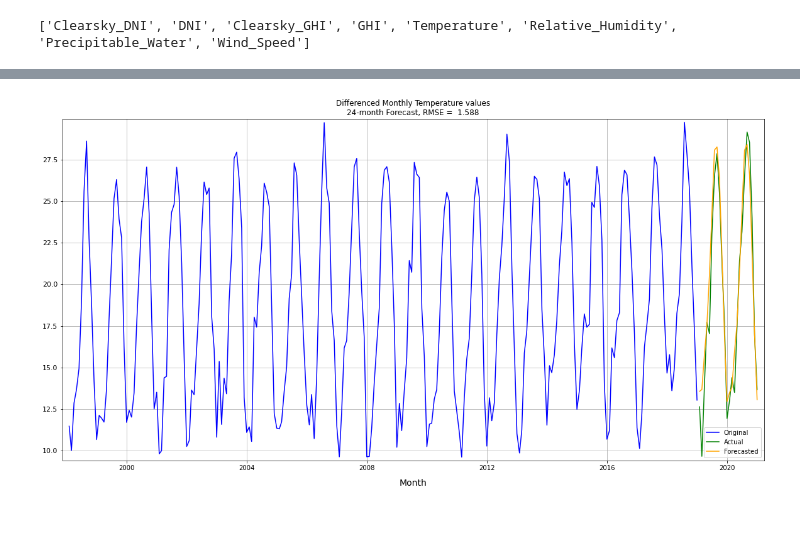
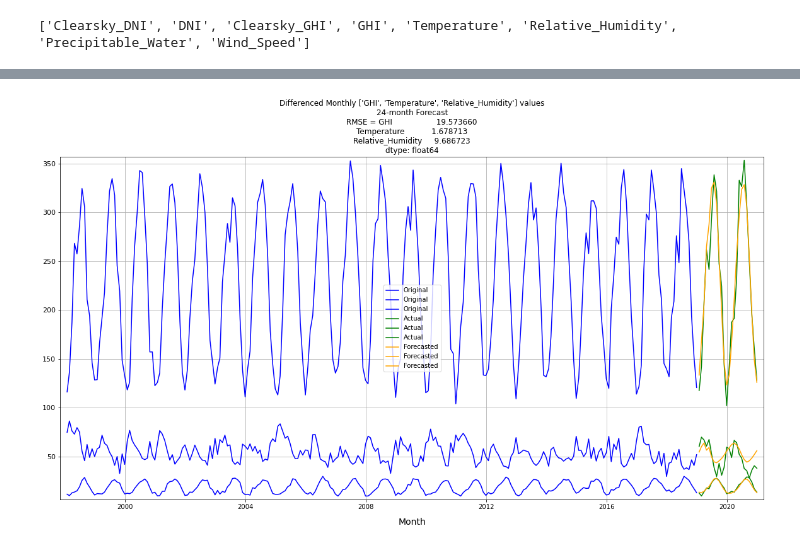
Before and after one commit to gamyers/solar-697, a Jupyter notebook: gm/notebooks/ts_varmax.ipynb, the cells around one changed output, grey strips where cells are left out. Saved outputs shown, nothing was run; the diff lists cells and outputs as text; code cells hidden in the pictures; blank space fills up the shorter version.

Commit message:
move all ts model functions to ts_tools, clean up notebooks.

```diff
--- a/gm/notebooks/ts_varmax.ipynb
+++ b/gm/notebooks/ts_varmax.ipynb
@@ -127,13 +123,12 @@ forecast_on_idx = 4
 # %% [output]
 ['Clearsky_DNI', 'DNI', 'Clearsky_GHI', 'GHI', 'Temperature', 'Relative_Humidity', 'Precipitable_Water', 'Wind_Speed']
+# %%
+features = [f_idx_a, f_idx_b, f_idx_c]
+df_varmax = df_rsm[features]
 # %%
-sarima_order = gen_sarima_params(
-    p_rng=(1, 1),
-    d_rng=(1, 1),
-    q_rng=(1, 1),
-    P_rng=(1, 1),
-    D_rng=(1, 1),
-    Q_rng=(1, 1),
+varmax_order = ts_tools.gen_varmax_params(
+    p_rng=(12, 12),
+    q_rng=(3, 3),
     debug=True,
 )
 # %% [output]
@@ -141,8 +136,7 @@ SARIMA Order list length: 1
 # %%
-results = SARIMA_optimizer(df_rsm[columns[forecast_on_idx]], sarima_order, s=12, debug=False)
-best_order = results.iloc[0]["(p, d, q, P, D, Q, s)"]
+results = ts_tools.VARMAX_optimizer(df_varmax, varmax_order, debug=False)
+best_order = results.iloc[0]["(p, q)"]
 
 best_order
-
-# (1, 1, 1, 1, 1, 1)
+# (6, 3)
 # %% [output]
@@ -206,8 +144,8 @@ Warnings:
 # %%
-forecast = sarima_model(
-    df_rsm.iloc[:252][columns[forecast_on_idx]],
+forecast = ts_tools.varmax_model(
+    df_varmax.iloc[:252],
     *best_order,
-    s=12,
     num_fc=23,
     forecast=True,
+    summary=False,
 )
@@ -214,22 +155,21 @@ forecast = sarima_model(
 # %%
-actual = df_rsm.iloc[252:][columns[forecast_on_idx]]
+actual = df_varmax.iloc[252:]
 
 rmse = np.sqrt(np.mean((actual - forecast) ** 2))
 
 fig, ax = plt.subplots(figsize=(20, 10))
 
-ax.plot(df_rsm.iloc[:252][columns[forecast_on_idx]], label="Original", color="blue")
+ax.plot(df_varmax.iloc[:252], label="Original", color="blue")
 ax.plot(actual, label="Actual", color="green")
 ax.plot(forecast, label="Forecasted", color="orange")
 
 ax.set_xlabel("Month")
 
 ax.set_title(
-    f"Differenced Monthly {columns[forecast_on_idx]} values\n"
-    + f"{len(forecast)}-month Forecast, RMSE = {rmse: .3f}"
+    f"Differenced Monthly {features} values\n" + f"{len(forecast)}-month Forecast\n" + f"RMSE = {rmse}"
 )
 
 ax.grid()
 ax.legend();
 # %% [output]
-[figure, old version]
+[figure, new version]
```
Also changed, not shown: parts of 10 cells of this notebook, 3 other files.
